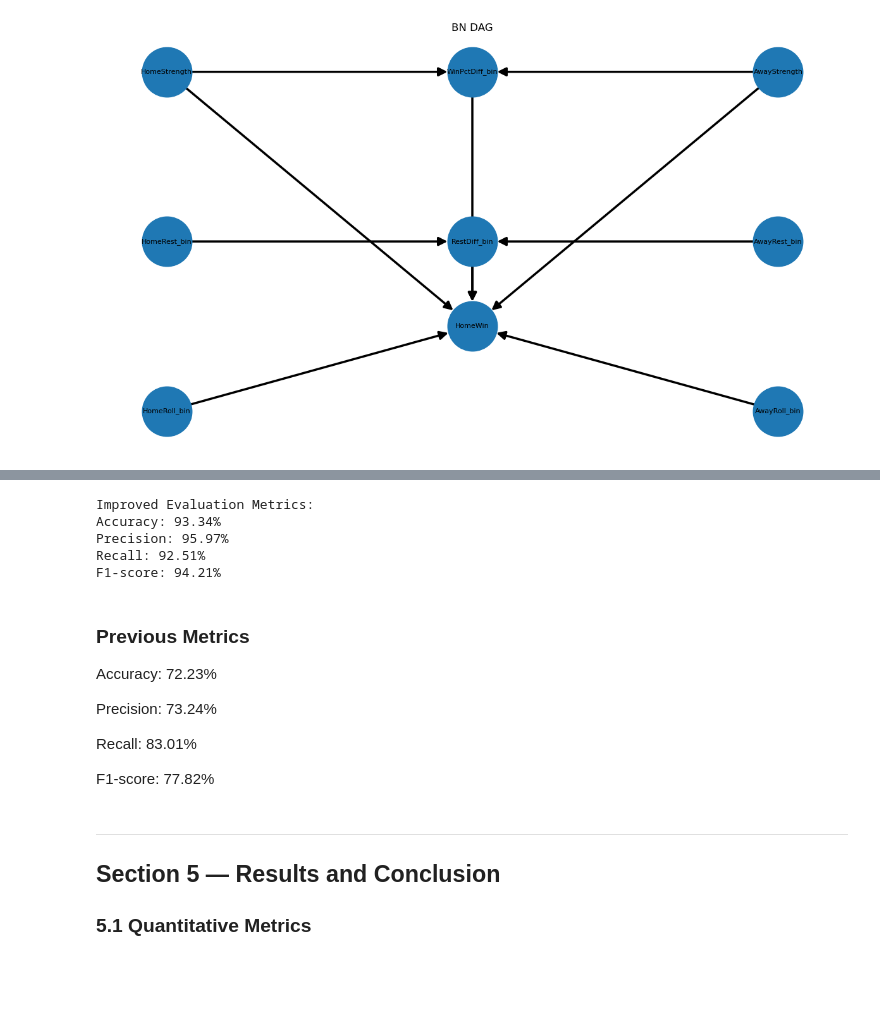
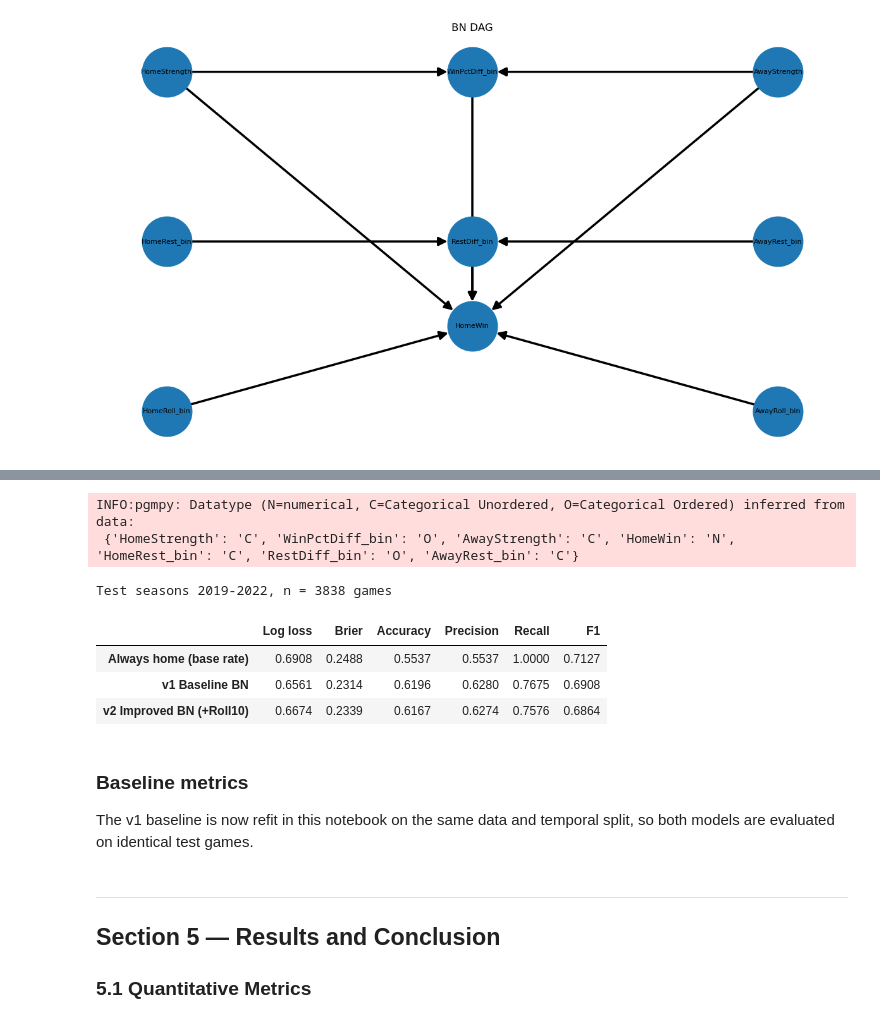
Before and after one commit to leowiemelt/NBA-Bayes-Net, a Jupyter notebook: nbamodel_improved.ipynb, the cells around one changed output, grey strips where cells are left out. Drawn from its saved outputs; the diff is of its cells as text; code cells hidden in the pictures; blank space fills up the shorter version.

```diff
--- a/nbamodel_improved.ipynb
+++ b/nbamodel_improved.ipynb
@@ -360,33 +366,41 @@ Query 2: P(HomeWin | HomeStronger + HomeRestAdv + Hot streak)
 # %%
 # Evaluation metrics
-y_true = df_test_['HomeWin']
-y_pred = df_test_['Predicted_HomeWin']
+from sklearn.metrics import log_loss, brier_score_loss
 
-acc = accuracy_score( y_true, y_pred)
-prec = precision_score(y_true, y_pred, pos_label=1)
-rec = recall_score(y_true, y_pred, pos_label=1)
-f1 = f1_score(y_true, y_pred, pos_label=1)
+baseline_model = fit_bn(baseline_edges, df_train)
+baseline_ev = ['HomeStrength', 'AwayStrength', 'WinPctDiff_bin', 'RestDiff_bin']
+y_true = df_test_['HomeWin'].values
 
-print('Improved Evaluation Metrics:')
-print(f'Accuracy: {acc:.2%}')
-print(f'Precision: {prec:.2%}')
-print(f'Recall: {rec:.2%}')
-print(f'F1-score: {f1:.2%}')
+def scores(p):
+    y_hat = (p > 0.5).astype(int)
+    return {
+        'Log loss': log_loss(y_true, p),
+        'Brier': brier_score_loss(y_true, p),
+        'Accuracy': accuracy_score(y_true, y_hat),
+        'Precision': precision_score(y_true, y_hat, zero_division=0),
+        'Recall': recall_score(y_true, y_hat),
+        'F1': f1_score(y_true, y_hat),
+    }
+
+results = pd.DataFrame({
+    'Always home (base rate)': scores(np.full(len(y_true), df_train['HomeWin'].mean())),
+    'v1 Baseline BN': scores(predict_proba(baseline_model, df_test, baseline_ev)),
+    'v2 Improved BN (+Roll10)': scores(df_test_['P_HomeWin'].values),
+}).T
+print(f'Test seasons {TEST_FROM_SEASON}-{games["SEASON"].max()}, n = {len(y_true)} games')
+results.round(4)
 # %% [output]
-Improved Evaluation Metrics:
-Accuracy: 93.34%
-Precision: 95.97%
-Recall: 92.51%
-F1-score: 94.21%
+INFO:pgmpy: Datatype (N=numerical, C=Categorical Unordered, O=Categorical Ordered) inferred from data:
+ {'HomeStrength': 'C', 'WinPctDiff_bin': 'O', 'AwayStrength': 'C', 'HomeWin': 'N', 'HomeRest_bin': 'C', 'RestDiff_bin': 'O', 'AwayRest_bin': 'C'}
+Test seasons 2019-2022, n = 3838 games
+|  | Log loss | Brier | Accuracy | Precision | Recall | F1 |
+| Always home (base rate) | 0.6908 | 0.2488 | 0.5537 | 0.5537 | 1.0000 | 0.7127 |
+| v1 Baseline BN | 0.6561 | 0.2314 | 0.6196 | 0.6280 | 0.7675 | 0.6908 |
+| v2 Improved BN (+Roll10) | 0.6674 | 0.2339 | 0.6167 | 0.6274 | 0.7576 | 0.6864 |
 # %% [markdown]
-### Previous Metrics
-Accuracy: 72.23%
+### Baseline metrics
 
-Precision: 73.24%
-
-Recall: 83.01%
-
-F1-score: 77.82%
+The v1 baseline is now refit in this notebook on the same data and temporal split, so both models are evaluated on identical test games.
 # %% [markdown]
 ---
 
```
Also changed, not shown: parts of 12 cells of this notebook, 2 other files.
